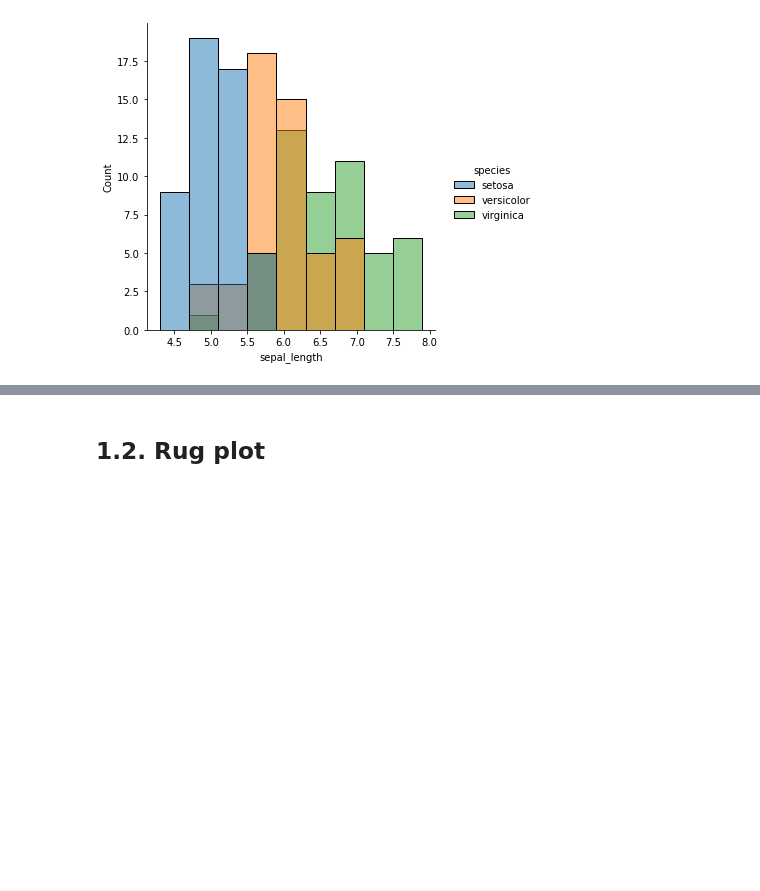
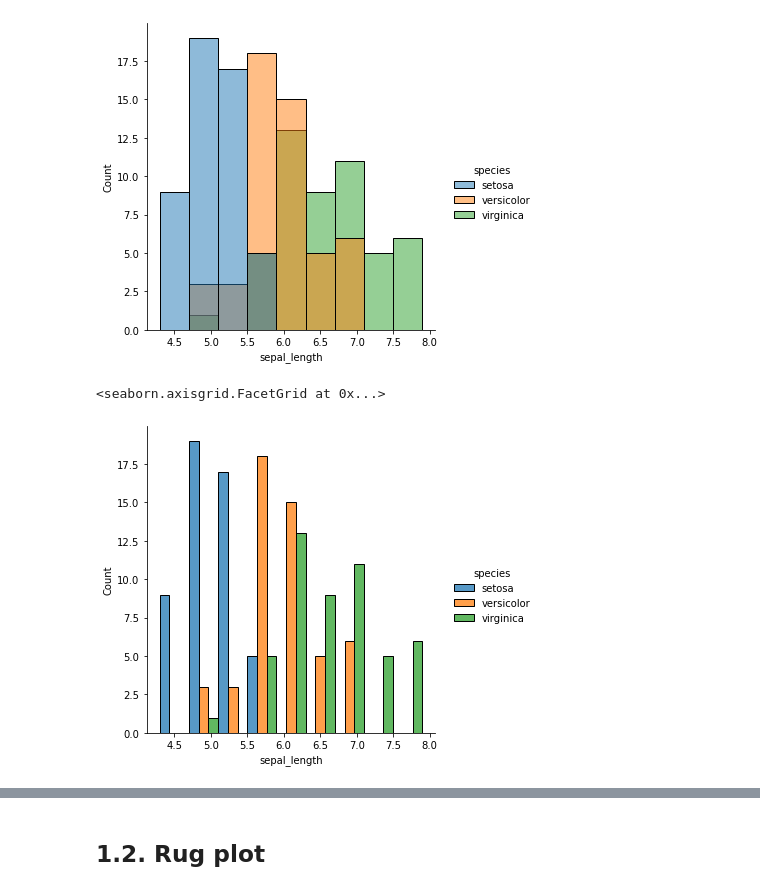
Before and after one commit to nathanwn/ml-lab, a Jupyter notebook: prog/python/seaborn.ipynb, the cells around one changed output, grey strips where cells are left out. Cells and saved outputs as stored; diff of their text form; code cells hidden in the pictures; blank space fills up the shorter version.

Commit message:
Add some details on sns.displot

```diff
--- a/prog/python/seaborn.ipynb
+++ b/prog/python/seaborn.ipynb
@@ -44,3 +46,8 @@ sns.displot(x='sepal_length', hue='species', data=iris)
 # %% [output]
 <seaborn.axisgrid.FacetGrid at 0x...>
 [figure]
+# %%
+sns.displot(x='sepal_length', hue='species', data=iris, multiple='dodge')
+# %% [output]
+<seaborn.axisgrid.FacetGrid at 0x...>
+[figure, added]
```
Also changed, not shown: parts of 6 cells of this notebook.
